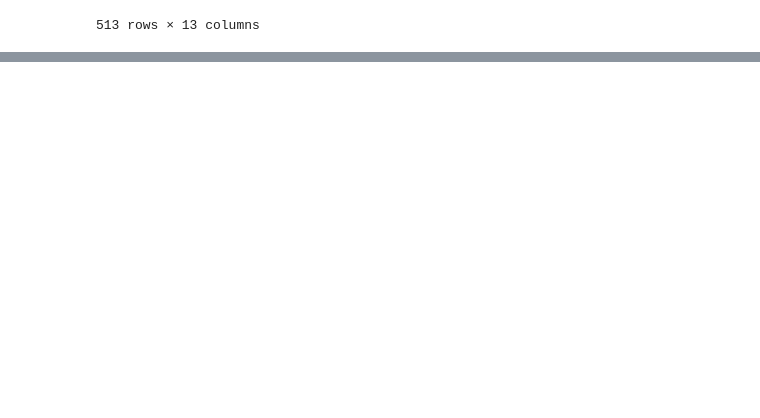
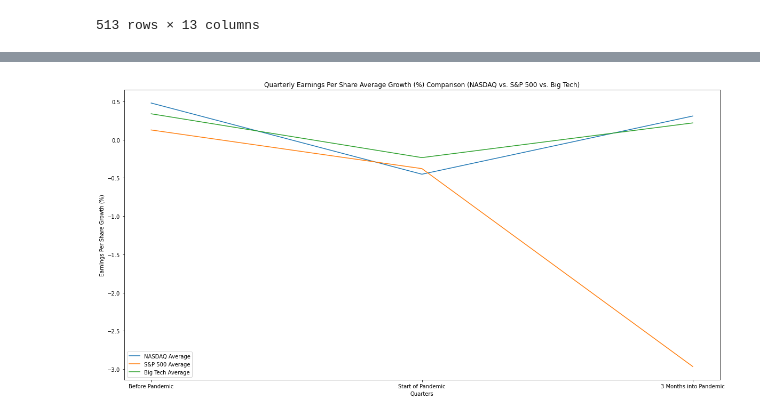
Before and after one commit to m1nsun9/Tech_Bubble_Analysis, a Jupyter notebook: Final_S&P_Data/S&P_Analysis.ipynb, the cells around one changed output, grey strips where cells are left out. Saved outputs shown, nothing was run; the diff lists cells and outputs as text; code cells hidden in the pictures; blank space fills up the shorter version.

Commit message:
added eps, price change, and op inc growth charts

```diff
--- a/Final_S&P_Data/S&P_Analysis.ipynb
+++ b/Final_S&P_Data/S&P_Analysis.ipynb
@@ -146,0 +149,4 @@ dtale.show(big_tech_df, ignore_duplicate=True)
+# %%
+clean_nasdaq_df = pd.read_csv(base + 'clean_nasdaq_df.csv')
+clean_nasdaq_df = clean_nasdaq_df.drop(columns='Unnamed: 0')
+dtale.show(clean_nasdaq_df, ignore_duplicate=True)
@@ -146,0 +155,30 @@ dtale.show(big_tech_df, ignore_duplicate=True)
+# %%
+# EPS growth of S&P portfolio vs. EPS growth of Big Tech Companies
+# over 3 quarters
+
+# create the average EPS growth values for each quarter for NASDAQ, S&P 500, and Big Tech Companies
+nasdaq_eps_values = [clean_nasdaq_df['Q1 EPS Growth'].mean(), clean_nasdaq_df['Q2 EPS Growth'].mean(),
+                     clean_nasdaq_df['Q3 EPS Growth'].mean()]
+
+snp_eps_values = [clean_snp_df['Q1 EPS Growth'].mean(), clean_snp_df['Q2 EPS Growth'].mean(),
+                     clean_snp_df['Q3 EPS Growth'].mean()]
+
+big_tech_eps_values = [big_tech_df['Q1 EPS Growth'].mean(), big_tech_df['Q2 EPS Growth'].mean(),
+                         big_tech_df['Q3 EPS Growth'].mean()]
+
+quarters = ['Before Pandemic', 'Start of Pandemic', '3 Months into Pandemic']
+
+plt.subplots(figsize=(20, 10))
+plt.plot(quarters, nasdaq_eps_values, label='NASDAQ Average')
+plt.plot(quarters, snp_eps_values, label='S&P 500 Average')
+plt.plot(quarters, big_tech_eps_values, label='Big Tech Average')
+
+plt.xlabel('Quarters')
+plt.ylabel('Earnings Per Share Growth (%)')
+plt.legend(loc='best')
+plt.title('Quarterly Earnings Per Share Average Growth (%) Comparison (NASDAQ vs. S&P 500 vs. Big Tech)')
+
+plt.savefig('../graphs/eps_growth_comparison.png')
+plt.show()
+# %% [output]
+[figure, added]
```
Also changed, not shown: parts of 6 cells of this notebook, 5 other files.
